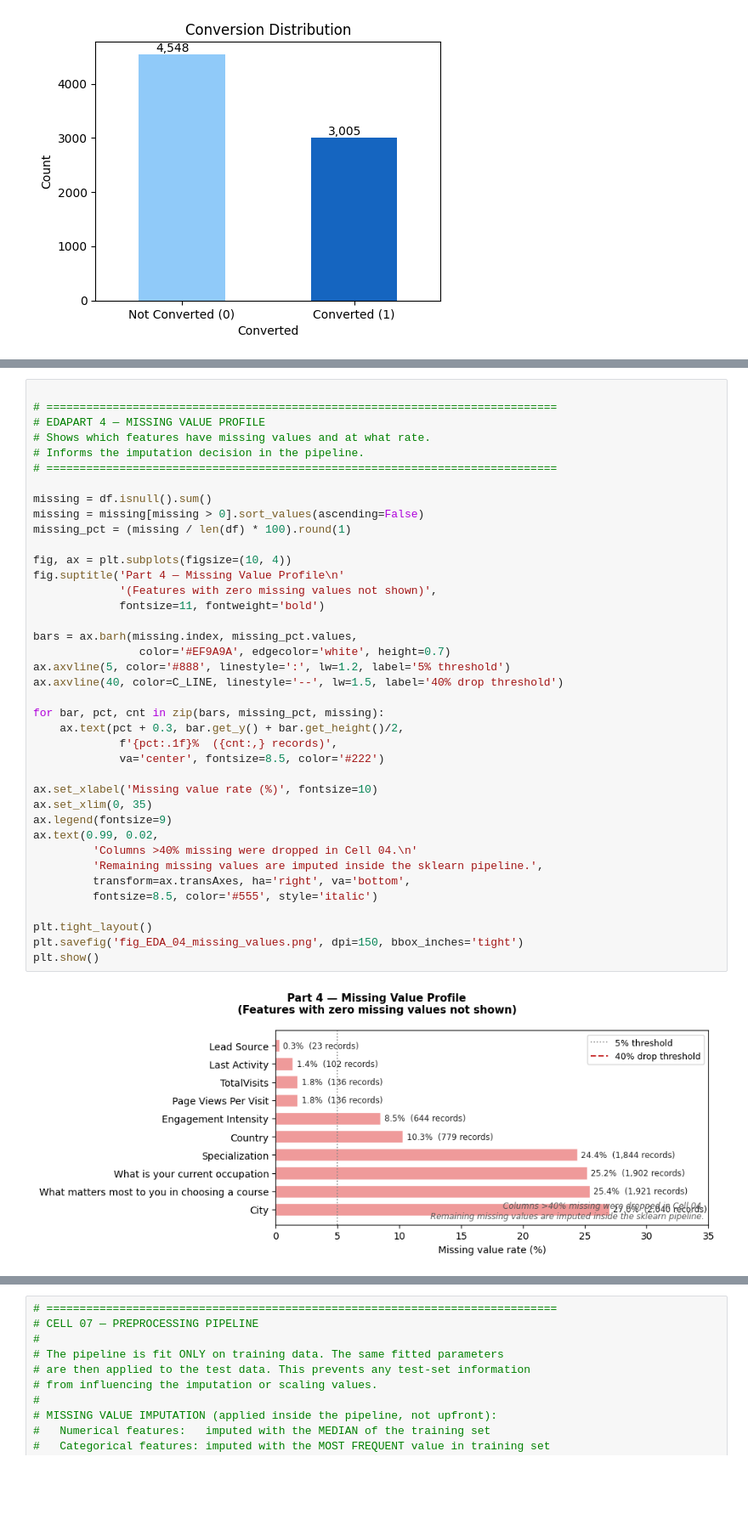
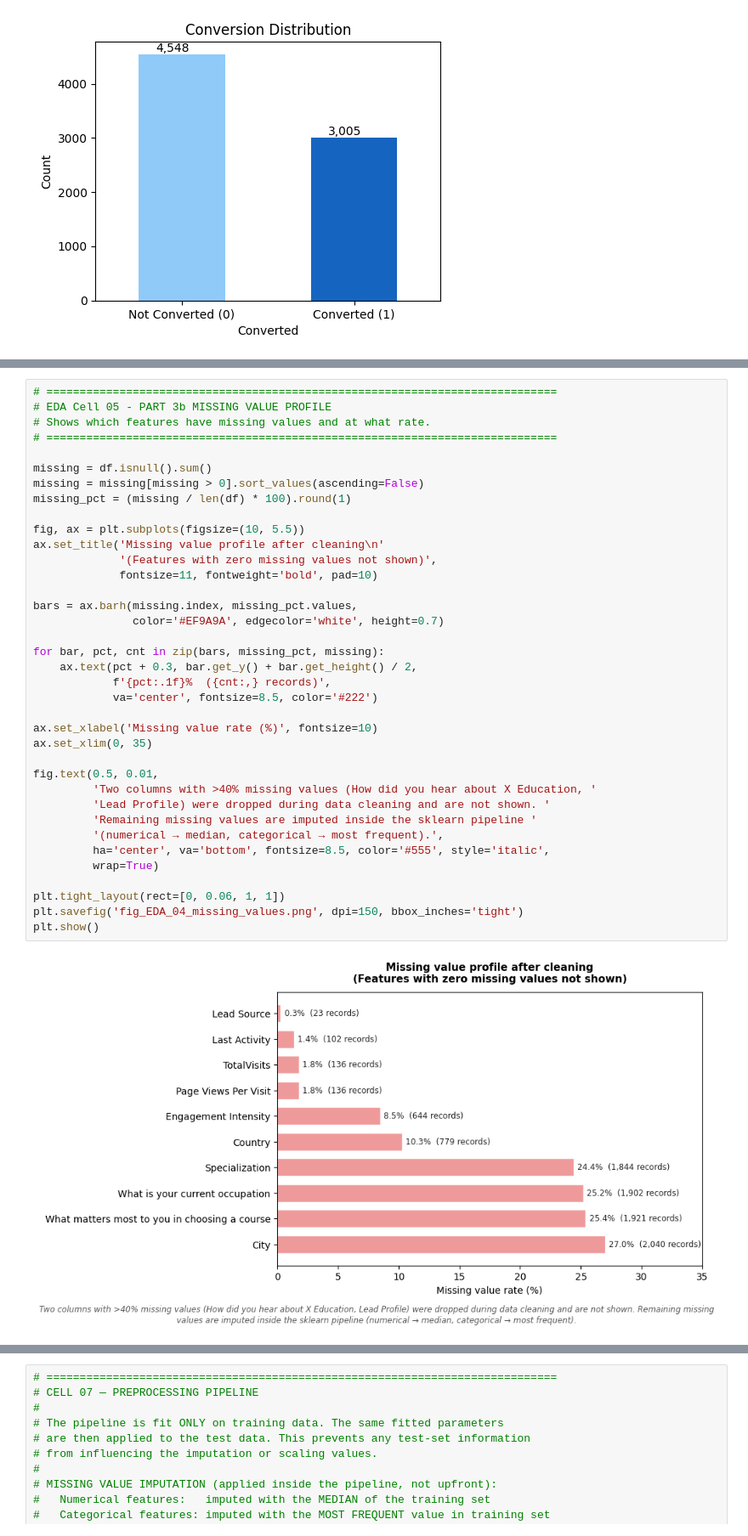
Before and after one commit to thomami244/Masters_Constrained_Lead_Qualification, a Jupyter notebook: Masters_Constrained_Lead_Qualification_Notebook.ipynb, the cells around one changed output, grey strips where cells are left out. Shown at 85% size. Drawn from its saved outputs; the diff is of its cells as text; blank space fills up the shorter version.

```diff
--- a/Masters_Constrained_Lead_Qualification_Notebook.ipynb
+++ b/Masters_Constrained_Lead_Qualification_Notebook.ipynb
@@ -1204,46 +961,44 @@ OCCUPATION (P1 qualification signal — excluded from ML model):
   not independent predictive signals. They are excluded from the EDA charts
   using the minimum volume filter (n < 50).
 # %%
-
 # =============================================================================
-# EDAPART 4 — MISSING VALUE PROFILE
+# EDA Cell 05 - PART 3b MISSING VALUE PROFILE
 # Shows which features have missing values and at what rate.
-# Informs the imputation decision in the pipeline.
 # =============================================================================
 
 missing = df.isnull().sum()
 missing = missing[missing > 0].sort_values(ascending=False)
 missing_pct = (missing / len(df) * 100).round(1)
 
-fig, ax = plt.subplots(figsize=(10, 4))
-fig.suptitle('Part 4 — Missing Value Profile\n'
+fig, ax = plt.subplots(figsize=(10, 5.5))
+ax.set_title('Missing value profile after cleaning\n'
              '(Features with zero missing values not shown)',
-             fontsize=11, fontweight='bold')
+             fontsize=11, fontweight='bold', pad=10)
 
 bars = ax.barh(missing.index, missing_pct.values,
-                color='#EF9A9A', edgecolor='white', height=0.7)
-ax.axvline(5, color='#888', linestyle=':', lw=1.2, label='5% threshold')
-ax.axvline(40, color=C_LINE, linestyle='--', lw=1.5, label='40% drop threshold')
+               color='#EF9A9A', edgecolor='white', height=0.7)
 
 for bar, pct, cnt in zip(bars, missing_pct, missing):
-    ax.text(pct + 0.3, bar.get_y() + bar.get_height()/2,
-             f'{pct:.1f}%  ({cnt:,} records)',
-             va='center', fontsize=8.5, color='#222')
+    ax.text(pct + 0.3, bar.get_y() + bar.get_height() / 2,
+            f'{pct:.1f}%  ({cnt:,} records)',
+            va='center', fontsize=8.5, color='#222')
 
 ax.set_xlabel('Missing value rate (%)', fontsize=10)
 ax.set_xlim(0, 35)
-ax.legend(fontsize=9)
-ax.text(0.99, 0.02,
-         'Columns >40% missing were dropped in Cell 04.\n'
-         'Remaining missing values are imputed inside the sklearn pipeline.',
-         transform=ax.transAxes, ha='right', va='bottom',
-         fontsize=8.5, color='#555', style='italic')
 
-plt.tight_layout()
+fig.text(0.5, 0.01,
+         'Two columns with >40% missing values (How did you hear about X Education, '
+         'Lead Profile) were dropped during data cleaning and are not shown. '
+         'Remaining missing values are imputed inside the sklearn pipeline '
+         '(numerical → median, categorical → most frequent).',
+         ha='center', va='bottom', fontsize=8.5, color='#555', style='italic',
+         wrap=True)
+
+plt.tight_layout(rect=[0, 0.06, 1, 1])
 plt.savefig('fig_EDA_04_missing_values.png', dpi=150, bbox_inches='tight')
 plt.show()
 # %% [output]
-[figure, old version]
+[figure, new version]
 # %%
 
 # =============================================================================
```
Also changed, not shown: parts of 15 cells of this notebook.
